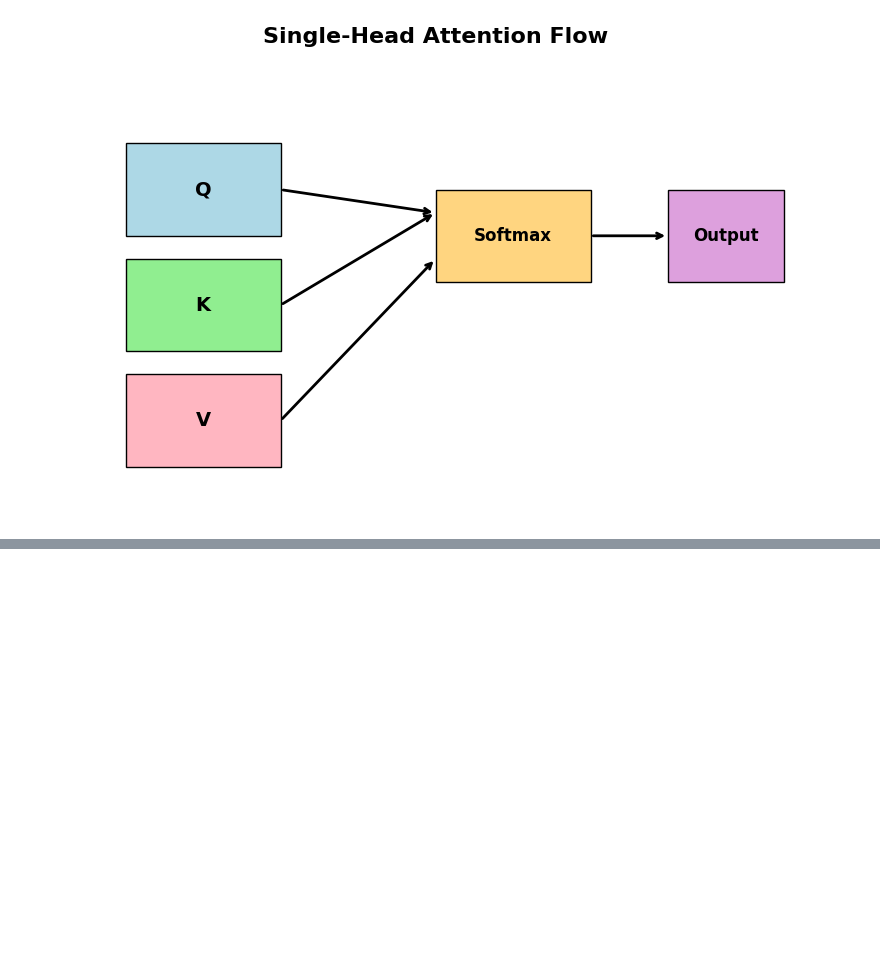
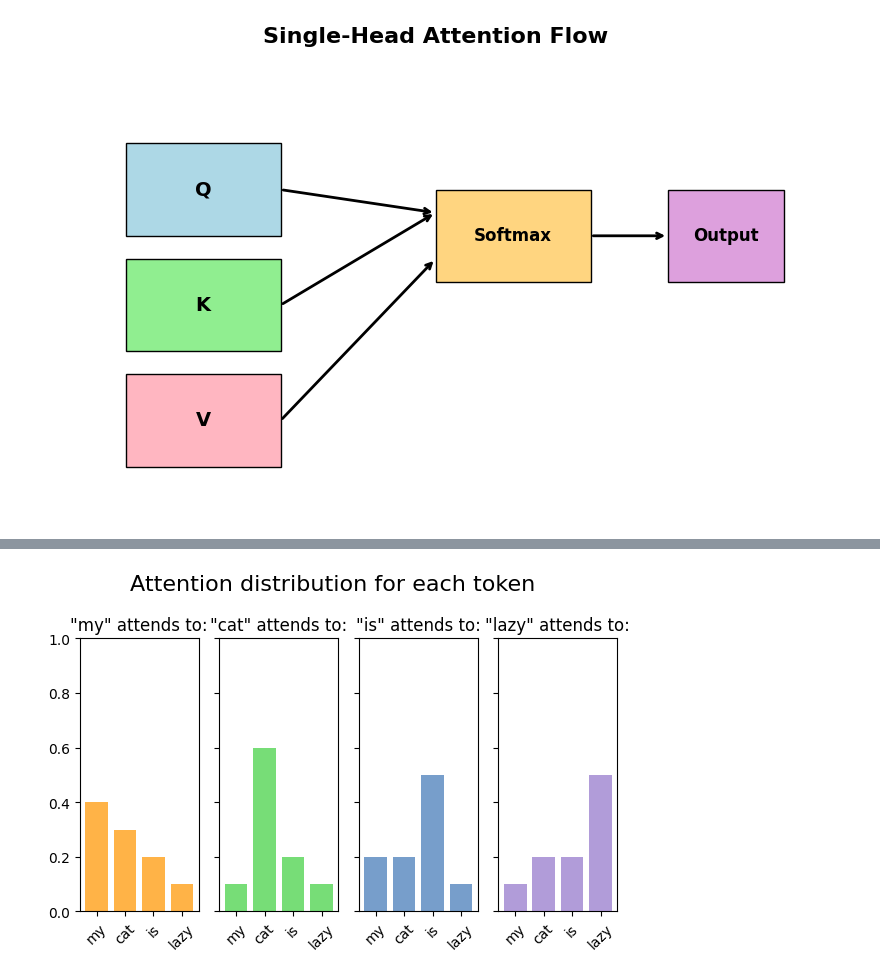
Before and after one commit to DOLLARDEV05/AI-LAB, a Jupyter notebook: Attention_is_All_You_Need/Transformers/single_head_attention.ipynb, the cells around one changed output, grey strips where cells are left out. Drawn from its saved outputs; the diff is of its cells as text; code cells hidden in the pictures; blank space fills up the shorter version.

```diff
--- a/Attention_is_All_You_Need/Transformers/single_head_attention.ipynb
+++ b/Attention_is_All_You_Need/Transformers/single_head_attention.ipynb
@@ -212,0 +249,31 @@ plt.show()
+# %%
+import matplotlib.pyplot as plt
+import numpy as np
+
+# Example sentence
+tokens = ["my", "cat", "is", "lazy"]
+
+# Fake attention scores (rows = query word, cols = attended word)
+# Normally you'd use your softmax output here
+attention_scores = np.array([
+    [0.4, 0.3, 0.2, 0.1],  # "my"
+    [0.1, 0.6, 0.2, 0.1],  # "cat"
+    [0.2, 0.2, 0.5, 0.1],  # "is"
+    [0.1, 0.2, 0.2, 0.5],  # "lazy"
+])
+
+colors = ["#FFB347", "#77DD77", "#779ECB", "#B19CD9"]  # orange, green, blue, purple
+
+fig, axes = plt.subplots(1, len(tokens), figsize=(6, 4), sharey=True)
+
+for i, ax in enumerate(axes):
+    ax.bar(tokens, attention_scores[i], color=colors[i])
+    ax.set_title(f'"{tokens[i]}" attends to:')
+    ax.set_ylim(0, 1)
+    ax.tick_params(axis='x', rotation=45)
+
+fig.suptitle("Attention distribution for each token", fontsize=16)
+plt.tight_layout()
+plt.show()
+# %% [output]
+[figure, added]
```
Also changed, not shown: parts of 1 cell of this notebook.
